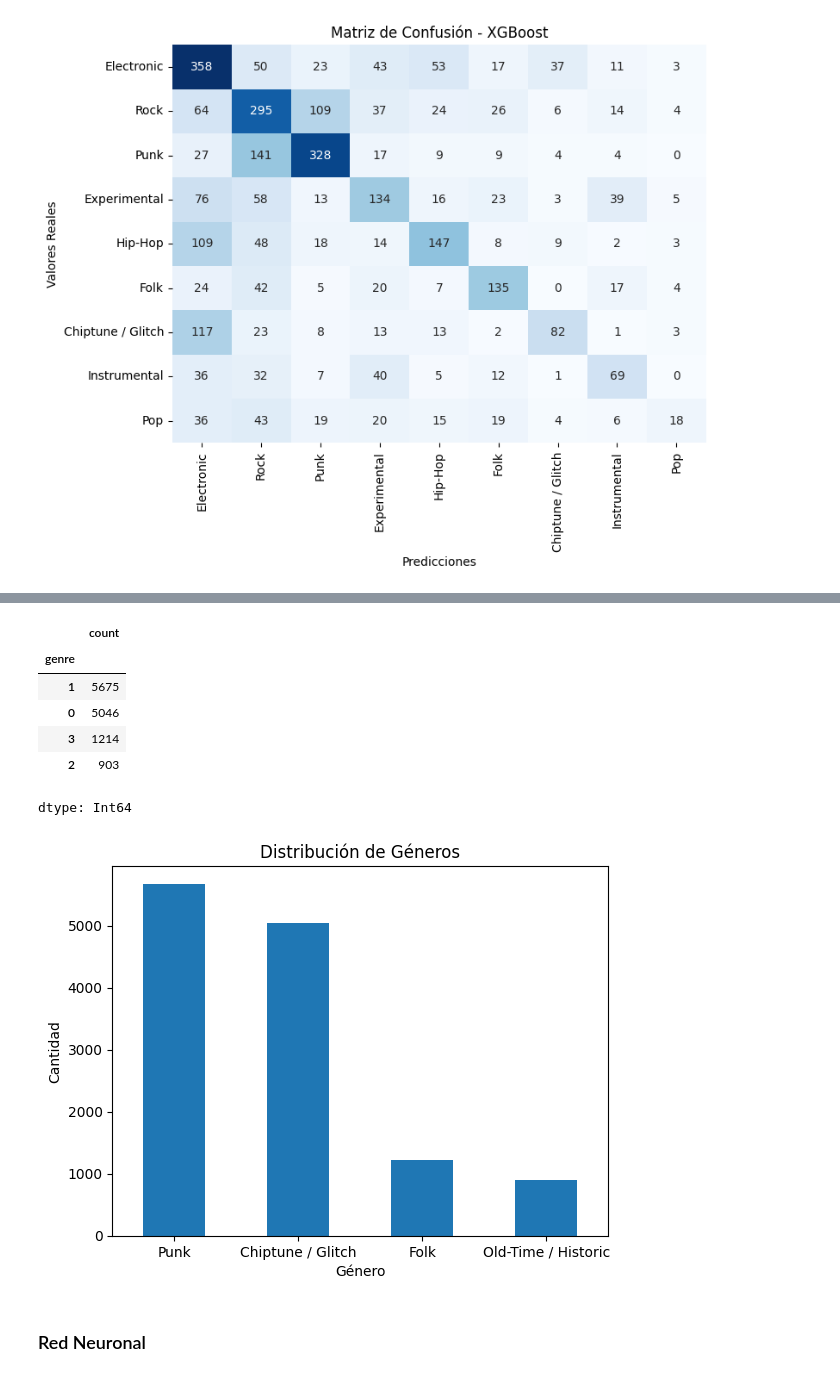
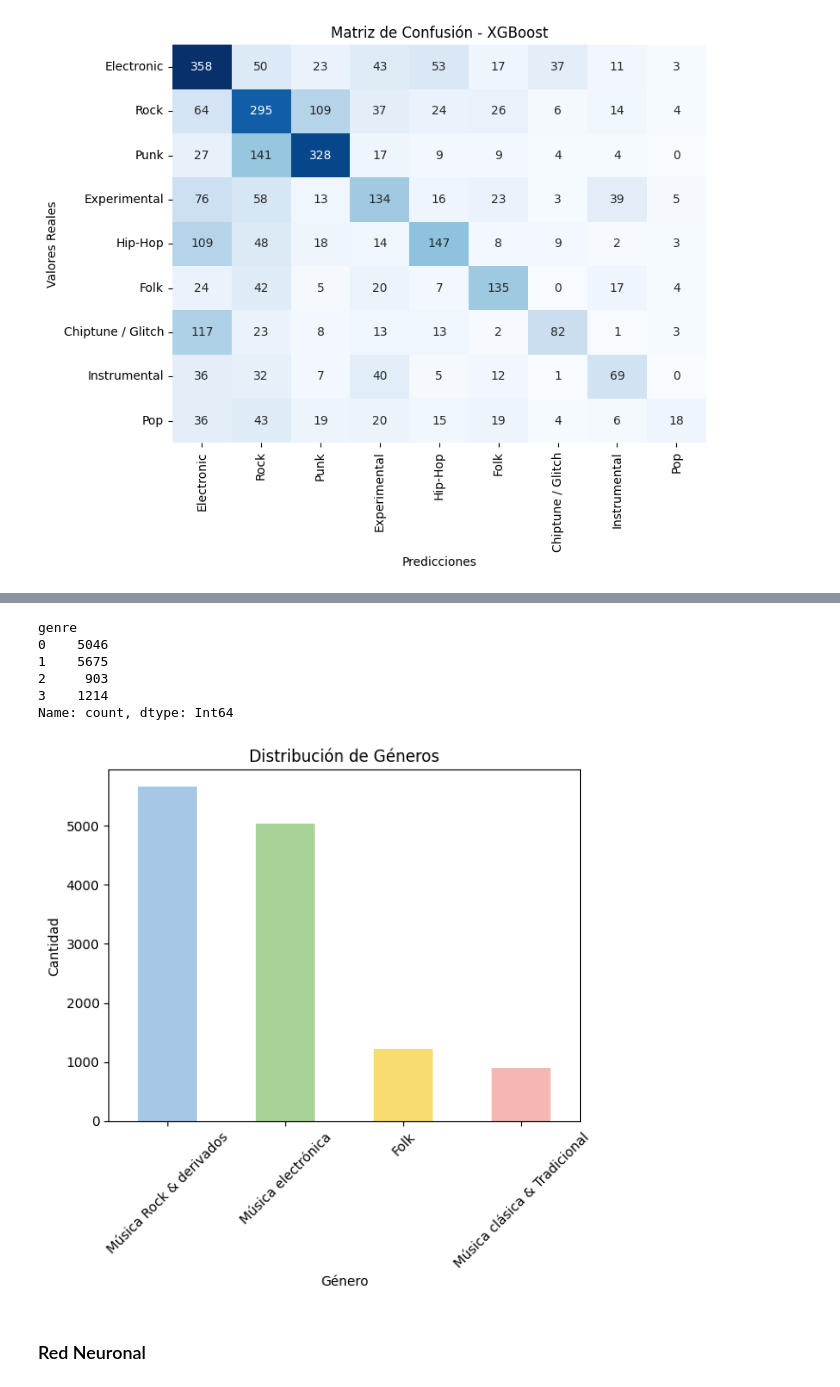
Before and after one commit to LucasQuintoDiario/ML_music_genres, a Jupyter notebook: notebooks/03_Entrenamiento_Evaluacion.ipynb, the cells around one changed output, grey strips where cells are left out. Saved outputs shown, nothing was run; the diff lists cells and outputs as text; code cells hidden in the pictures.

```diff
--- a/notebooks/03_Entrenamiento_Evaluacion.ipynb
+++ b/notebooks/03_Entrenamiento_Evaluacion.ipynb
@@ -702,34 +714,40 @@ df_2 = df.copy().drop(columns="genre_id")
 df_2['genre'] = df_2['genre'].replace(genre_mapping).astype("Int32")
 df_2 = df_2.dropna(subset=['genre'])
 # %%
-df_2["genre"].value_counts()
+df_2["genre"].value_counts().sort_index()
 # %% [output]
-|  | count |
-| genre |  |
-| 1 | 5675 |
-| 0 | 5046 |
-| 3 | 1214 |
-| 2 | 903 |
-dtype: Int64
+genre
+0    5046
+1    5675
+2     903
+3    1214
+Name: count, dtype: Int64
-# %%
-# Invertir el diccionario para mapear los números a los nombres
-genre_labels = {v: k for k, v in genre_mapping.items()}
-
-# Contar las ocurrencias por género numérico
-genre_counts = df_2["genre"].value_counts()
-
-# Reemplazar los números por nombres en el índice
-genre_counts.index = genre_counts.index.map(genre_labels)
-
-# Graficar
-genre_counts.plot(kind="bar")
-plt.xticks(rotation=0)
-plt.xlabel("Género")
-plt.ylabel("Cantidad")
-plt.title("Distribución de Géneros")
-plt.show()
-# %% [output]
-[figure, removed]
+# %%
+genre_counts_3 = df_2["genre"].value_counts().sort_index()
+
+
+colores_pastel = [
+    "#A7C7E7",  # Azul pastel
+    "#A7D397",  # Verde pastel
+    "#F7DC6F",  # Amarillo pastel
+    "#F5B7B1",  # Naranja pastel
+
+]
+
+genre_labels = {0: "Música electrónica", 1: "Música Rock & derivados", 2: "Música clásica & Tradicional", 3: "Folk"}
+
+# Reemplazar los valores numéricos por las etiquetas
+genre_counts_3.index = genre_counts_3.index.map(genre_labels)
+
+
+genre_counts_3.sort_values(ascending=False).plot(kind="bar",color=colores_pastel)
+plt.xticks(rotation=45)
+plt.xlabel("Género")
+plt.ylabel("Cantidad")
+plt.title("Distribución de Géneros")
+plt.show()
+# %% [output]
+[figure, added]
 # %% [markdown]
 ### Red Neuronal
 # %%
```
Also changed, not shown: parts of 27 cells of this notebook, 26 other files.
